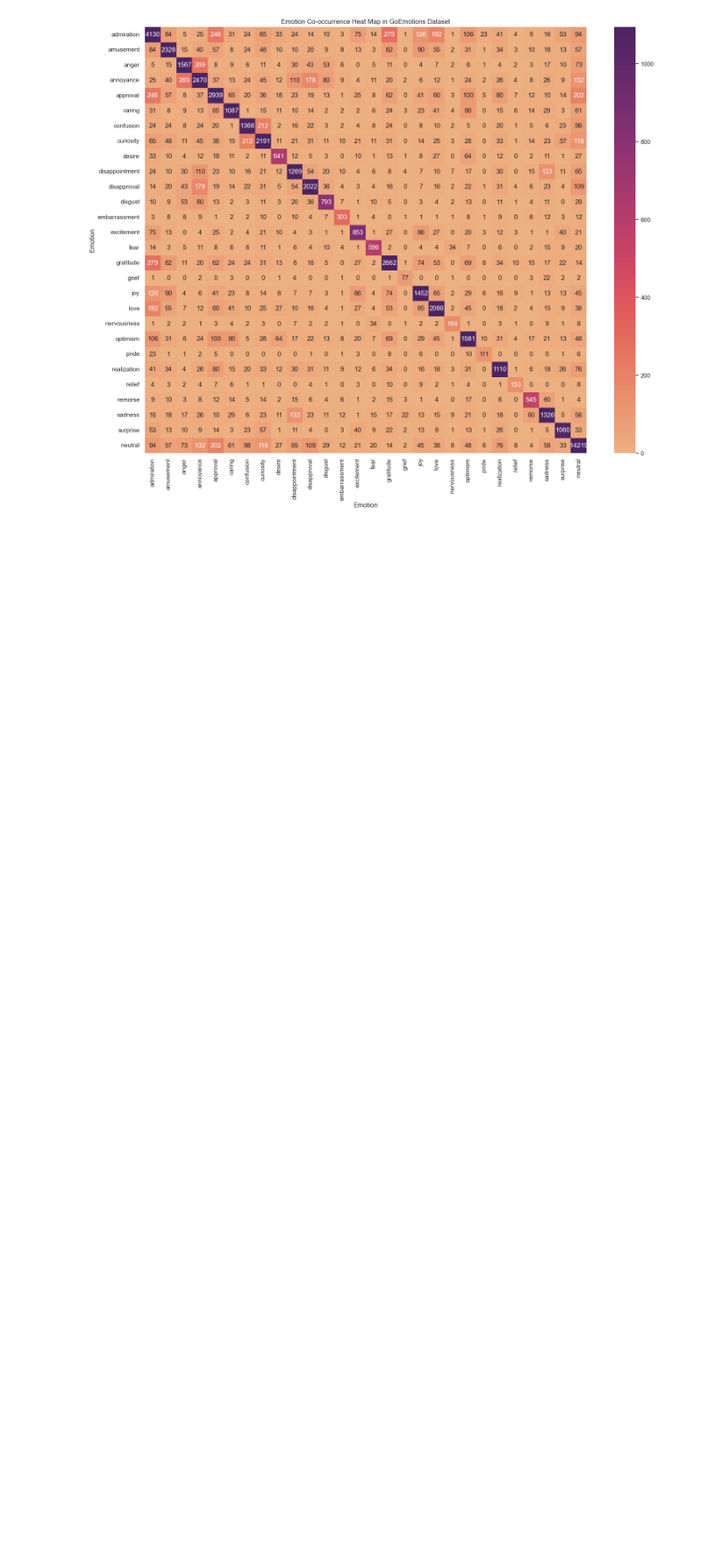
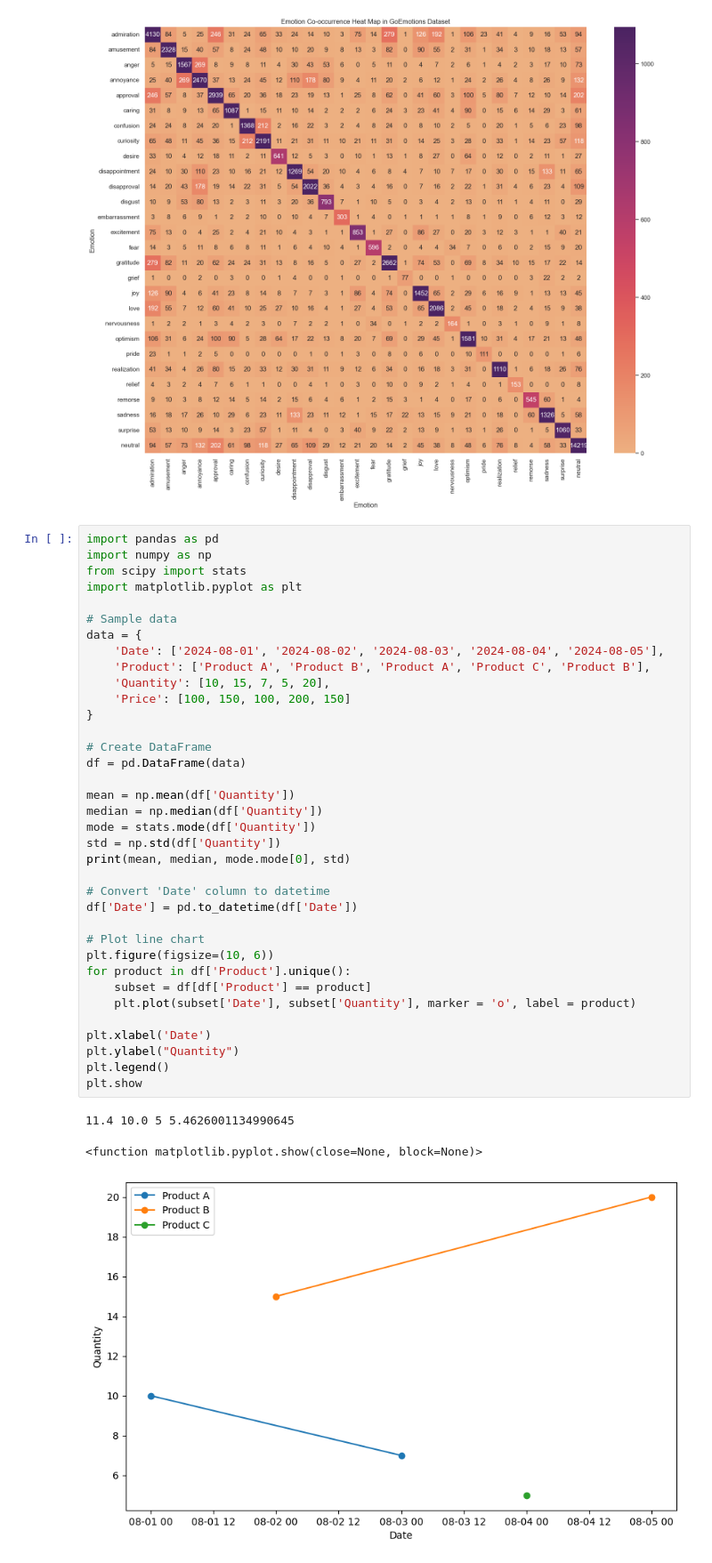
Before and after one commit to Jesslyn26/ML, a Jupyter notebook: Therapy_chatbot/Data_Visualization.ipynb, the cells around one changed output. Shown: that part at 89% size. Cells and saved outputs as stored; diff of their text form; blank space fills up the shorter version.

```diff
--- a/Therapy_chatbot/Data_Visualization.ipynb
+++ b/Therapy_chatbot/Data_Visualization.ipynb
@@ -180,3 +180,43 @@ plt.show()
 plt.close()
 # %% [output]
 [figure]
+# %%
+import pandas as pd
+import numpy as np
+from scipy import stats
+import matplotlib.pyplot as plt
+
+# Sample data
+data = {
+    'Date': ['2024-08-01', '2024-08-02', '2024-08-03', '2024-08-04', '2024-08-05'],
+    'Product': ['Product A', 'Product B', 'Product A', 'Product C', 'Product B'],
+    'Quantity': [10, 15, 7, 5, 20],
+    'Price': [100, 150, 100, 200, 150]
+}
+
+# Create DataFrame
+df = pd.DataFrame(data)
+
+mean = np.mean(df['Quantity'])
+median = np.median(df['Quantity'])
+mode = stats.mode(df['Quantity'])
+std = np.std(df['Quantity'])
+print(mean, median, mode.mode[0], std)
+
+# Convert 'Date' column to datetime
+df['Date'] = pd.to_datetime(df['Date'])
+
+# Plot line chart
+plt.figure(figsize=(10, 6))
+for product in df['Product'].unique():
+    subset = df[df['Product'] == product]
+    plt.plot(subset['Date'], subset['Quantity'], marker = 'o', label = product)
+
+plt.xlabel('Date')
+plt.ylabel("Quantity")
+plt.legend()
+plt.show
+# %% [output]
+11.4 10.0 5 5.4626001134990645
+<function matplotlib.pyplot.show(close=None, block=None)>
+[figure, added]
```
Also changed, not shown: parts of 2 cells of this notebook, 4 other files.
